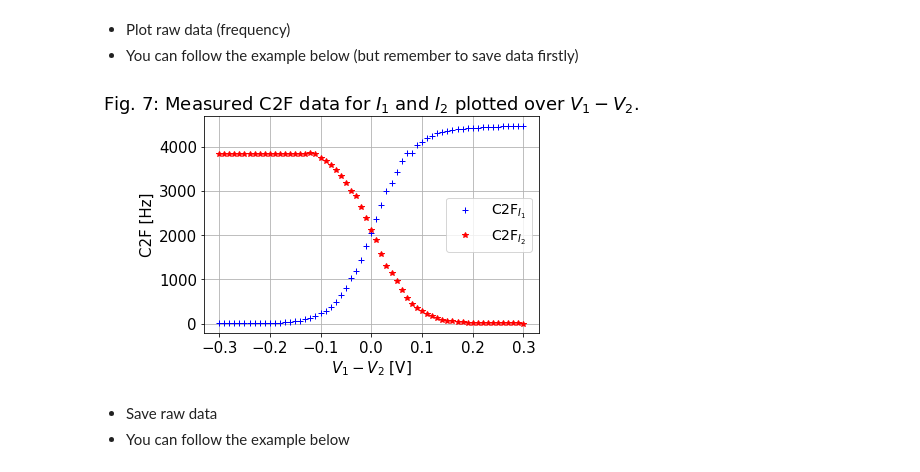
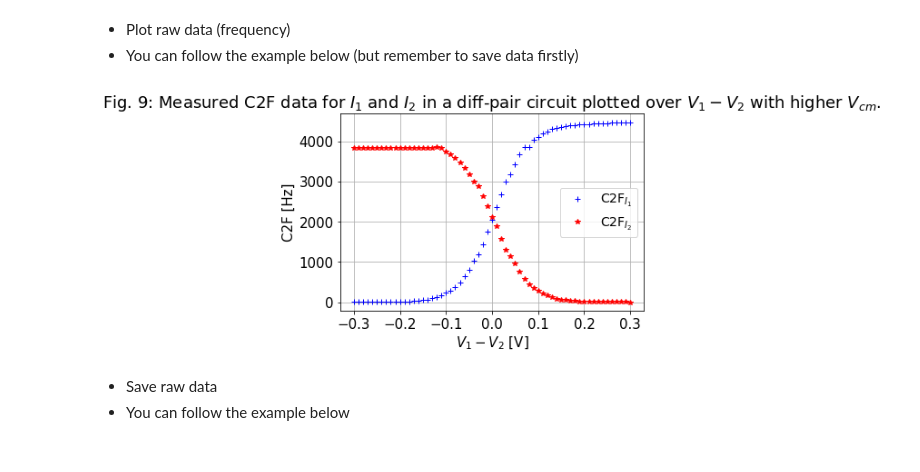
Before and after one commit to janhohenheim/neuromorphic-engineering-one, a Jupyter notebook: neuromorphic_engineering_one/session4_static_circuits/2021_Lab04_Static_Circuits_4.5_Jan_Hohenheim.ipynb, the cells around one changed output. Drawn from its saved outputs; the diff is of its cells as text; code cells hidden in the pictures.

```diff
--- a/neuromorphic_engineering_one/session4_static_circuits/2021_Lab04_Static_Circuits_4.5_Jan_Hohenheim.ipynb
+++ b/neuromorphic_engineering_one/session4_static_circuits/2021_Lab04_Static_Circuits_4.5_Jan_Hohenheim.ipynb
@@ -930,21 +924,21 @@ print(c2f_Vcm_I2_bm)
 # %%
 import matplotlib.pyplot as plt
 plt.rcParams.update({'font.size': 15})
 
 V1_Vcm_bm,V2_Vcm_bm,V1_Vcm_bm_set,V2_Vcm_bm_set,c2f_Vcm_I1_bm,c2f_Vcm_I2_bm = np.loadtxt('data/c2f_Vcm_bm_vs_V1_V2_3.csv',delimiter=',')
 
 range_V1V2_bm = V1_Vcm_bm - V2_Vcm_bm
 
 plt.plot(range_V1V2_bm,c2f_Vcm_I1_bm,'b+',range_V1V2_bm,c2f_Vcm_I2_bm,'r*')
 
 plt.xlabel('$V_1-V_2$ [V]')
 plt.ylabel('C2F [Hz]')
 plt.legend(['C2F$_{I_1}$','C2F$_{I_2}$'],prop={'size': 14})
-plt.title('Fig. 7: Measured C2F data for $I_1$ and $I_2$ plotted over $V_1-V_2$.')
+plt.title('Fig. 9: Measured C2F data for $I_1$ and $I_2$ in a diff-pair circuit plotted over $V_1-V_2$ with higher $V_{cm}$.')
 plt.grid()
 plt.show()
 # %% [output]
-[figure, old version]
+[figure, new version]
 # %% [markdown]
 * Save raw data
 * You can follow the example below
```
Also changed, not shown: parts of 31 cells of this notebook, 1 other file.
